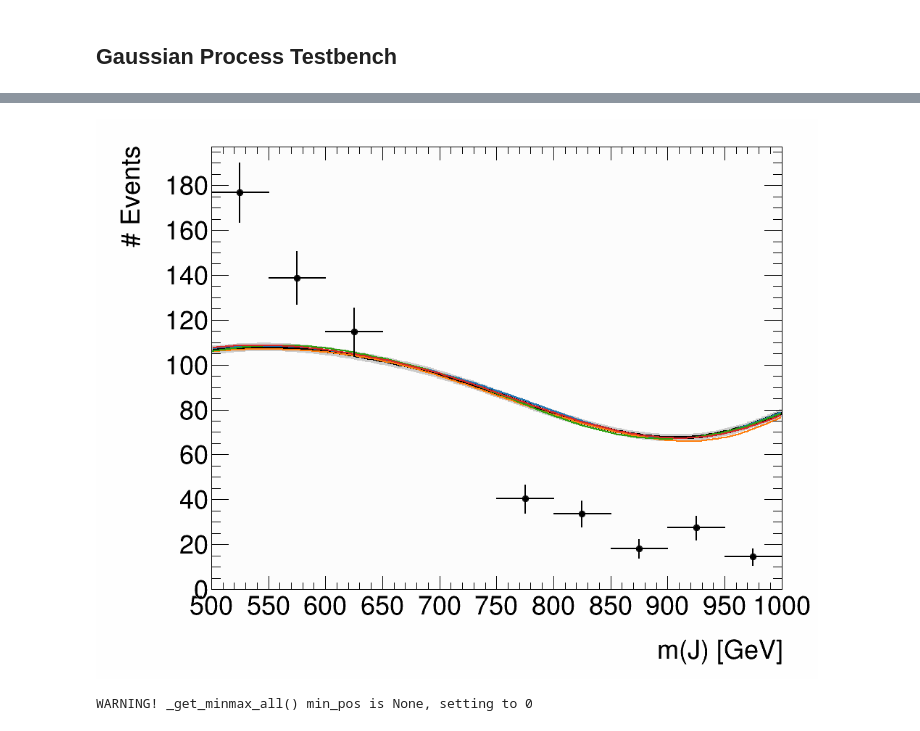
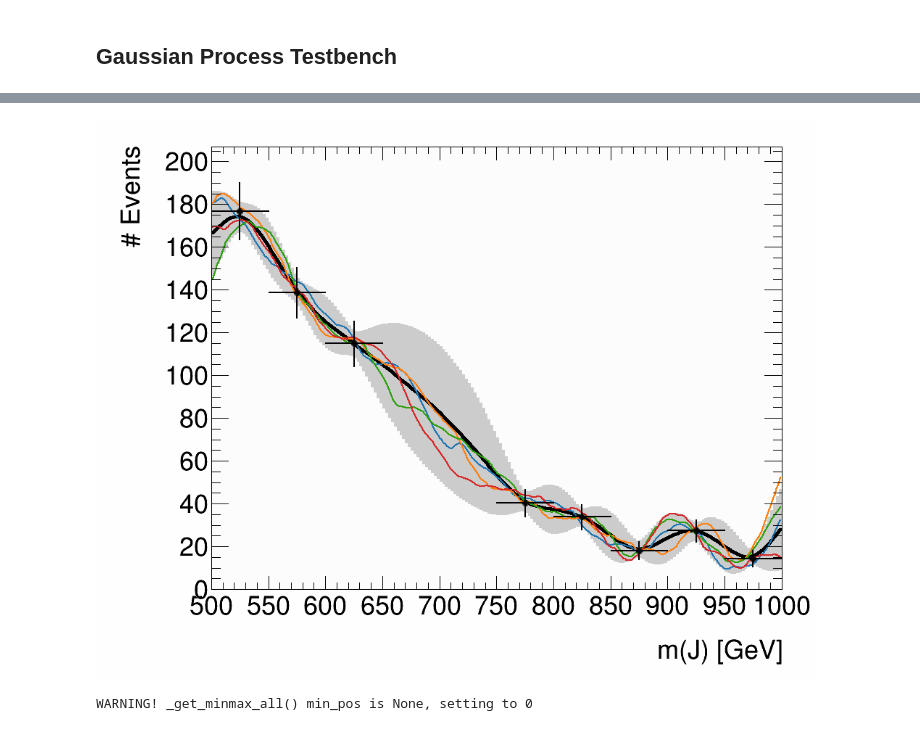
Before and after one commit to riley-x/GaussianProcessExample, a Jupyter notebook: hep.ipynb, the cells around one changed output, grey strips where cells are left out. Cells and saved outputs as stored; diff of their text form; code cells hidden in the pictures.

Commit message:
add different kernels

```diff
--- a/hep.ipynb
+++ b/hep.ipynb
@@ -298,3 +298,20 @@ def se_kernel(a, b, l=1, g=1):
     r2 = a2.reshape(n,1) + b2 # n by m, the sum broadcasts both vectors
     r2 = r2 - 2 * np.dot(a.T, b)
     return g**2 * np.exp(-.5 / l**2 * r2)
+# %%
+def matern32_kernel(a, b, l=1, g=1):
+    '''
+    @param a
+        A (d, n) matrix corresponding to n input vectors of dimension d.
+    @param b
+        A (d, m) matrix corresponding to m input vectors of dimension d.
+    @return
+        The (n, m) correlation matrix between [a] and [b].
+    '''
+    (d, n) = a.shape
+    a2 = np.sum(a**2, 0) # 1 by n, magnitude of each column
+    b2 = np.sum(b**2, 0) # 1 by m
+    r2 = a2.reshape(n,1) + b2 # n by m, the sum broadcasts both vectors
+    r2 = r2 - 2 * np.dot(a.T, b)
+    r = np.sqrt(r2)
+    return g**2 * (1 + 3**0.5 * r / l) * np.exp(-3**0.5 * r / l)
@@ -430,18 +463,21 @@ e_train = np.sqrt(y_train)
 
 n_test = 200
 length_scale = 70
-gamma_factor = 1
+gamma_factor = 20
 X_test = np.linspace(m_min, m_max, n_test).reshape(1, -1) # (1, m)
 mean_prior = np.ones(n_test) * 100 # (m)
 def mean(x): return 100
-def kernel(x, y): return se_kernel(x, y, l=length_scale, g=gamma_factor)
+# def kernel(x, y): return se_kernel(x, y, l=length_scale, g=gamma_factor)
+def kernel(x, y): return matern32_kernel(x, y, l=length_scale, g=gamma_factor)
+# def kernel(x, y): return rational_quadratic_kernel(x, y, l=length_scale, g=gamma_factor)
+kernel_name = f'matern_nu1.5_l{length_scale}_g{gamma_factor}'
 
 # Solve
 cov_prior, mean_post, cov_post, _ = get_posterior(X_train, y_train, X_test, kernel, mean, e_train)
 
 # Plot prior
-_ = draw_gp(mean_prior, cov_prior, f'gpr_hep_prior_l{length_scale}_g{gamma_factor}.pdf')
+_ = draw_gp(mean_prior, cov_prior, f'gpr_hep_prior_{kernel_name}.pdf')
 
 # Plot posterior
-_ = draw_gp(mean_post, cov_post, f'gpr_hep_post_l{length_scale}_g{gamma_factor}.pdf', draw_data=True)
+_ = draw_gp(mean_post, cov_post, f'gpr_hep_post_{kernel_name}.pdf', draw_data=True)
 # %% [output]
@@ -464,4 +494,4 @@ Info in <TCanvas::Print>: pdf file ../../../CERN/Presentations/Images/gpr_hep_po
-[figure, old version]
+[figure, new version]
 # %%
 ### Marginal Likelihood Scan ###
 length_scale_range = [1, 1000]
```
Also changed, not shown: parts of 3 cells of this notebook.
